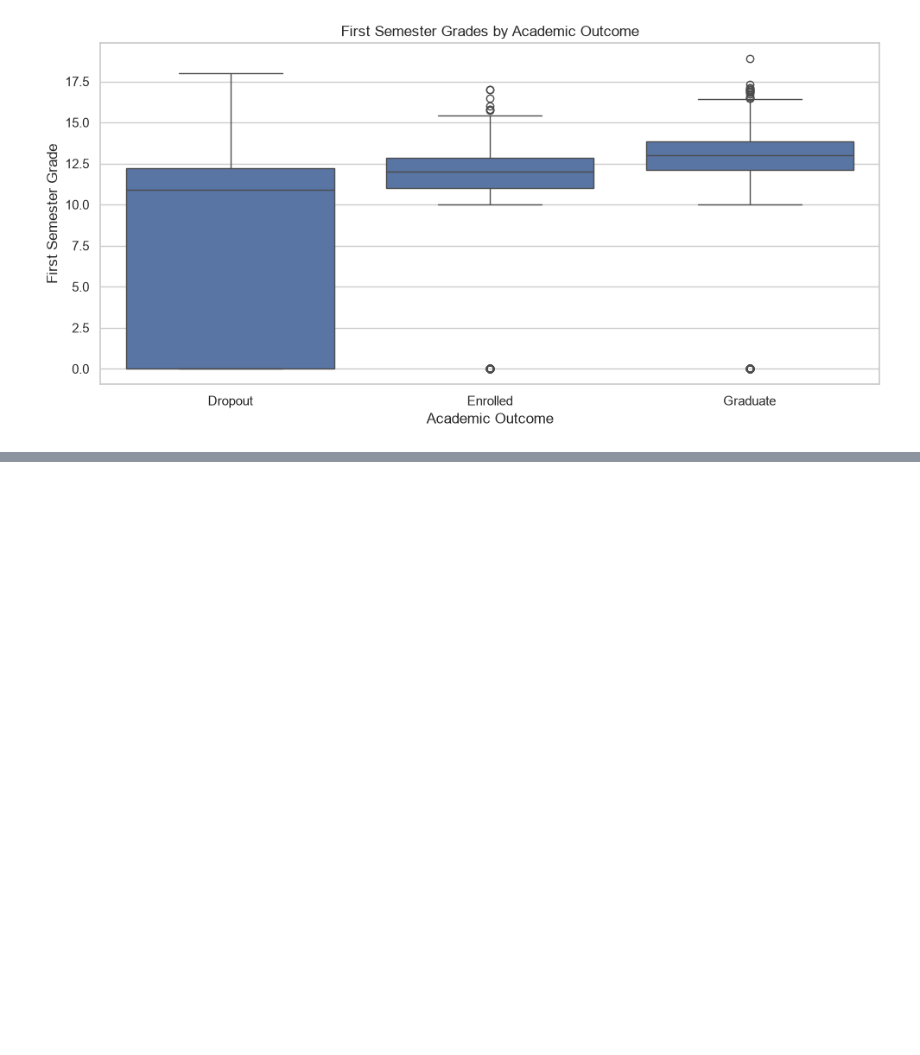
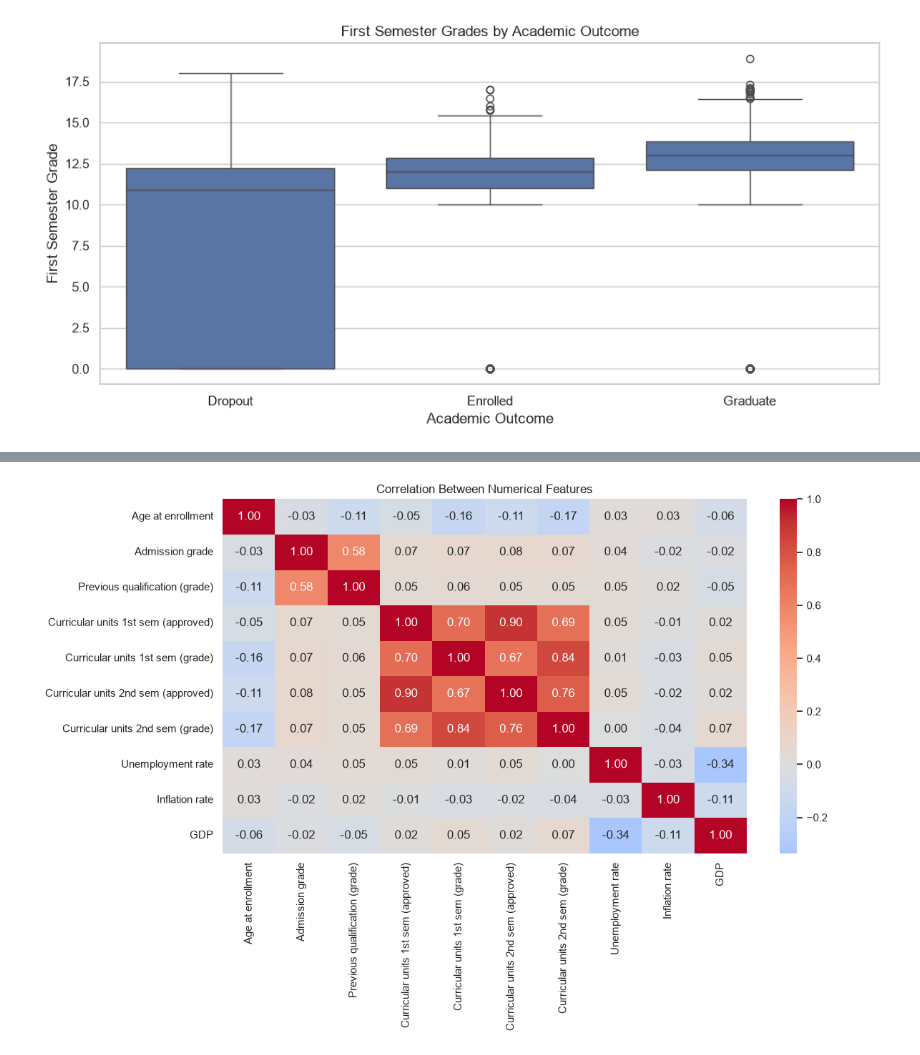
Before and after one commit to mrsegaexplains/IT5022_machine_learning_group_assignment, a Jupyter notebook: notebooks/01_data_exploration.ipynb, the cells around one changed output, grey strips where cells are left out. Cells and saved outputs as stored; diff of their text form; code cells hidden in the pictures; blank space fills up the shorter version.

```diff
--- a/notebooks/01_data_exploration.ipynb
+++ b/notebooks/01_data_exploration.ipynb
@@ -237,0 +659,32 @@ plt.show()
+# %%
+#Numerical feature correlation
+numerical_features = [
+    "Age at enrollment",
+    "Admission grade",
+    "Previous qualification (grade)",
+    "Curricular units 1st sem (approved)",
+    "Curricular units 1st sem (grade)",
+    "Curricular units 2nd sem (approved)",
+    "Curricular units 2nd sem (grade)",
+    "Unemployment rate",
+    "Inflation rate",
+    "GDP"
+]
+
+correlation_matrix = df[numerical_features].corr()
+
+plt.figure(figsize=(12, 8))
+
+sns.heatmap(
+    correlation_matrix,
+    annot=True,
+    fmt=".2f",
+    cmap="coolwarm",
+    center=0
+)
+
+plt.title("Correlation Between Numerical Features")
+plt.tight_layout()
+plt.show()
+# %% [output]
+[figure, added]
```
Also changed, not shown: parts of 20 cells of this notebook.
